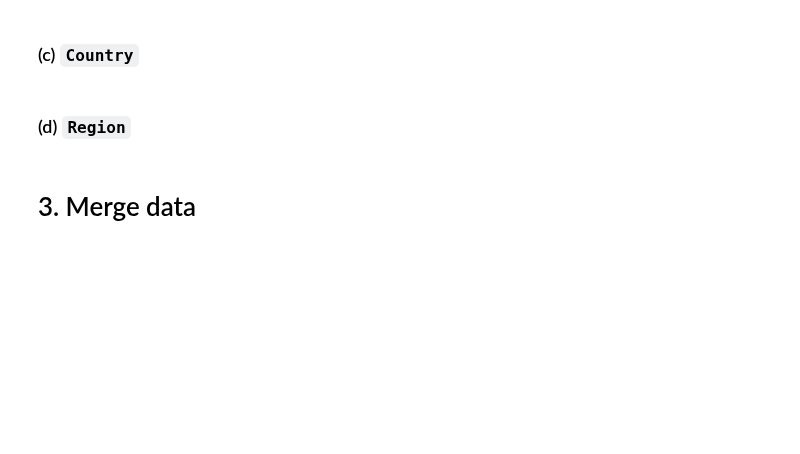
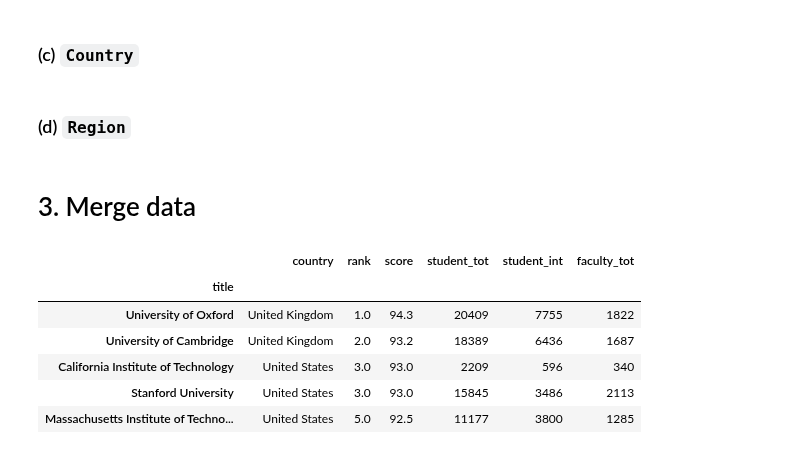
Before and after one commit to AdaTeamElec/ADA2017-Homeworks, a Jupyter notebook: 02 - Data from the Web/Homework 2.ipynb, the cells around one changed output. Drawn from its saved outputs; the diff is of its cells as text; code cells hidden in the pictures; blank space fills up the shorter version.

```diff
--- a/02 - Data from the Web/Homework 2.ipynb
+++ b/02 - Data from the Web/Homework 2.ipynb
@@ -244,4 +250,12 @@ from difflib import SequenceMatcher
 # %%
 SequenceMatcher(None, 'aaa bbb', 'aaa').ratio()
 # %%
-the_df
+the_df.head()
+# %% [output]
+|  | country | rank | score | student_tot | student_int | faculty_tot |
+| title |  |  |  |  |  |  |
+| University of Oxford | United Kingdom | 1.0 | 94.3 | 20409 | 7755 | 1822 |
+| University of Cambridge | United Kingdom | 2.0 | 93.2 | 18389 | 6436 | 1687 |
+| California Institute of Technology | United States | 3.0 | 93.0 | 2209 | 596 | 340 |
+| Stanford University | United States | 3.0 | 93.0 | 15845 | 3486 | 2113 |
+| Massachusetts Institute of Techno... | United States | 5.0 | 92.5 | 11177 | 3800 | 1285 |
```
Also changed, not shown: parts of 5 cells of this notebook.
